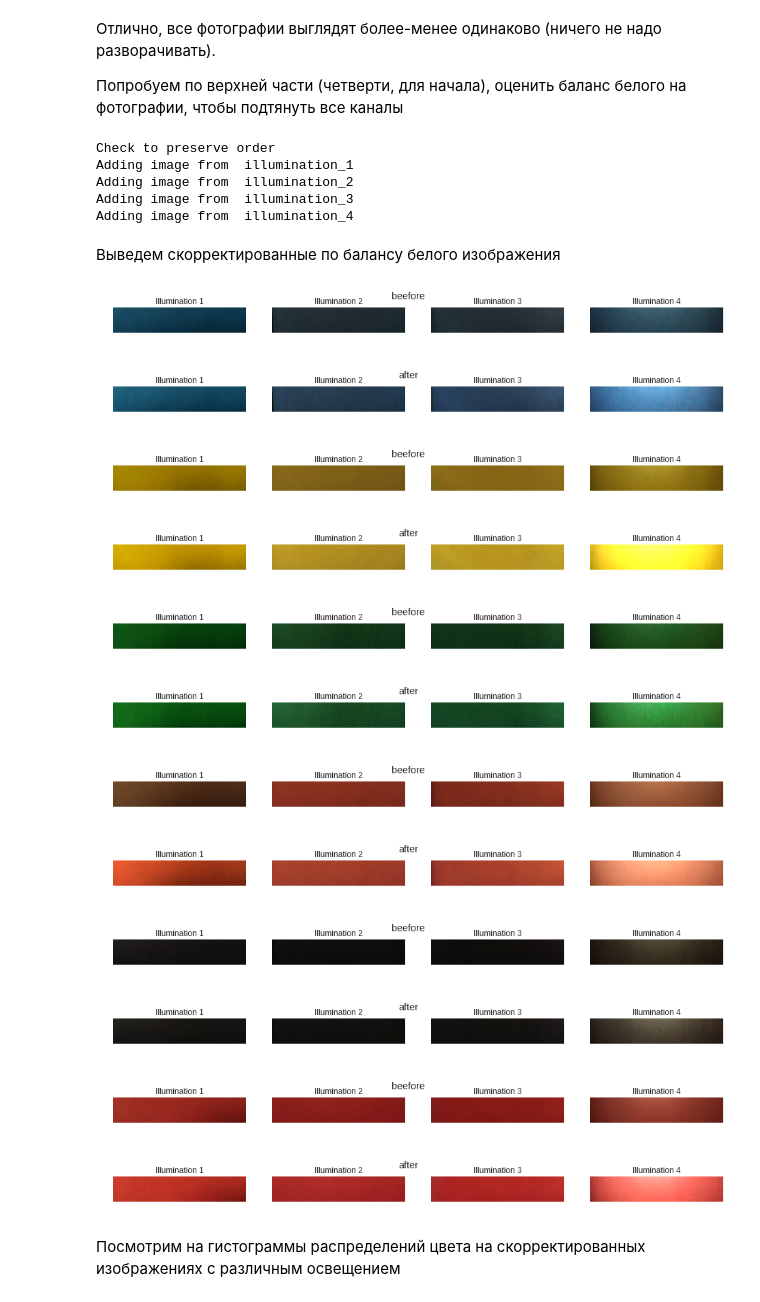
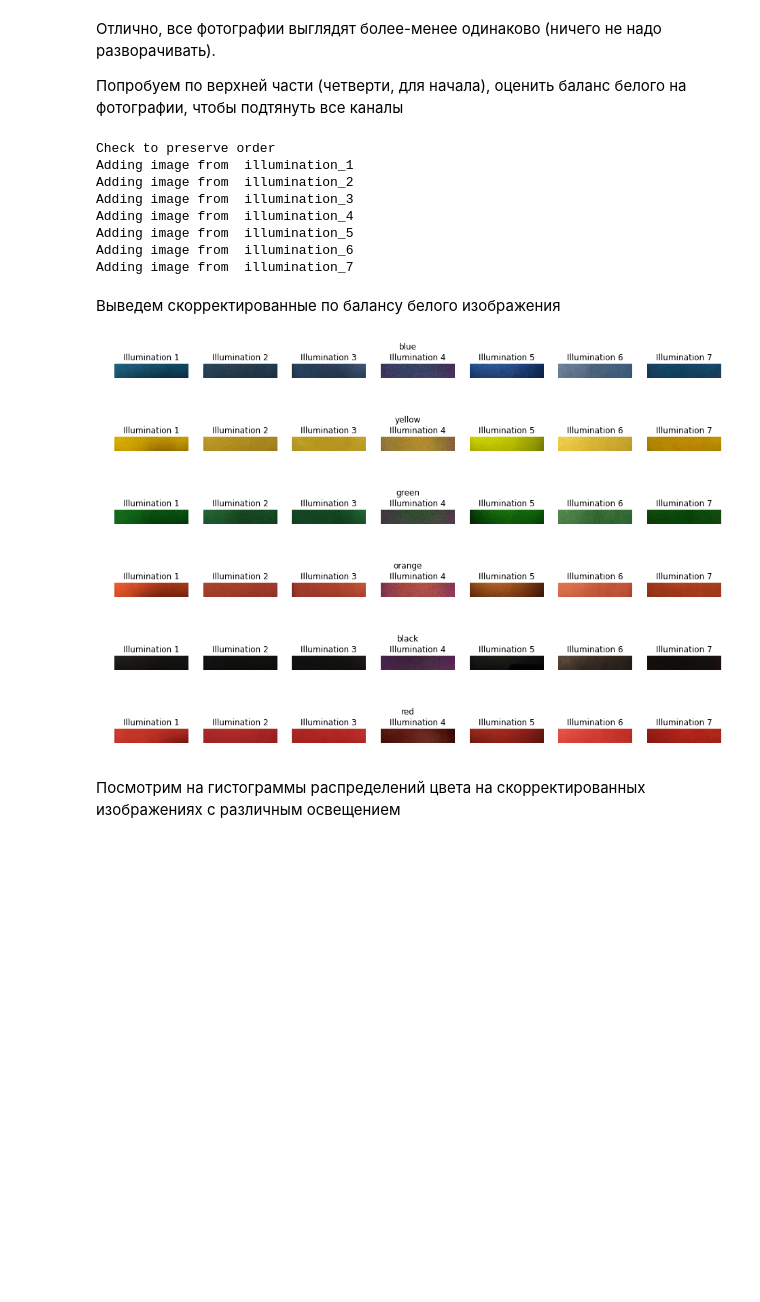
Before and after one commit to lysukhin/urinalysis, a Jupyter notebook: scripts/notebooks/color_exp_2.ipynb, the cells around one changed output. Cells and saved outputs as stored; diff of their text form; code cells hidden in the pictures; blank space fills up the shorter version.

Commit message:
good version of color exp_2 with compressed photos

```diff
--- a/scripts/notebooks/color_exp_2.ipynb
+++ b/scripts/notebooks/color_exp_2.ipynb
@@ -54,7 +57,7 @@ def compute_rw_gw_bw(img_w):
     return rw,gw,bw
 # %%
 adjusted_images = {} # color: list of images of same
-raw_images = {}
+
 print "Check to preserve order"
 for name,illum in sorted(exp.illuminations.iteritems()):
 
@@ -64,56 +67,43 @@ for name,illum in sorted(exp.illuminations.iteritems()):
 
         if color not in adjusted_images:
             adjusted_images[color] = []
-            raw_images[color] = []
+
         img_w = get_white_part(img)
         img_nw = get_nonwhite_part(img)
         colors_w = compute_rw_gw_bw(img_w)
         adj_img = fh.adjust_white_balance_wrt_rgb(img_nw,colors_w)
 
-
         adjusted_images[color].append(adj_img)
-        raw_images[color].append(img_nw)
 # %% [output]
 Check to preserve order
 Adding image from  illumination_1
 Adding image from  illumination_2
 Adding image from  illumination_3
 Adding image from  illumination_4
+Adding image from  illumination_5
+Adding image from  illumination_6
+Adding image from  illumination_7
 # %% [markdown]
 Выведем скорректированные по балансу белого изображения
 # %%
 for color in adjusted_images:
     n_images = len(adjusted_images[color])
-    plt.figure(figsize=(16,6))
-
-    for i,img in enumerate(raw_images[color]):
-        plt.subplot(1,n_images,i+1)
-        plt.imshow(img)
-        plt.title('Illumination {}'.format(i+1))
-        plt.axis('off')
-    plt.suptitle("beefore",x=0.5,y=0.6)
     plt.figure(figsize=(16,6))
 
     for i,img in enumerate(adjusted_images[color]):
         plt.subplot(1,n_images,i+1)
 
         plt.imshow(img)
         plt.title('Illumination {}'.format(i+1))
         plt.axis('off')
-    plt.suptitle("after",x=0.5,y=0.6)
+    plt.suptitle(color,x=0.5,y=0.6)
 # %% [output]
-[figure, old version]
+[figure, new version]
-[figure, old version]
+[figure, new version]
-[figure, old version]
+[figure, new version]
-[figure, old version]
+[figure, new version]
-[figure, old version]
+[figure, new version]
-[figure, old version]
+[figure, new version]
-[figure, removed]
-[figure, removed]
-[figure, removed]
-[figure, removed]
-[figure, removed]
-[figure, removed]
 # %% [markdown]
 Посмотрим на гистограммы распределений цвета на скорректированных изображениях с различным освещением
 # %%
```
Also changed, not shown: parts of 14 cells of this notebook, 25 other files.
